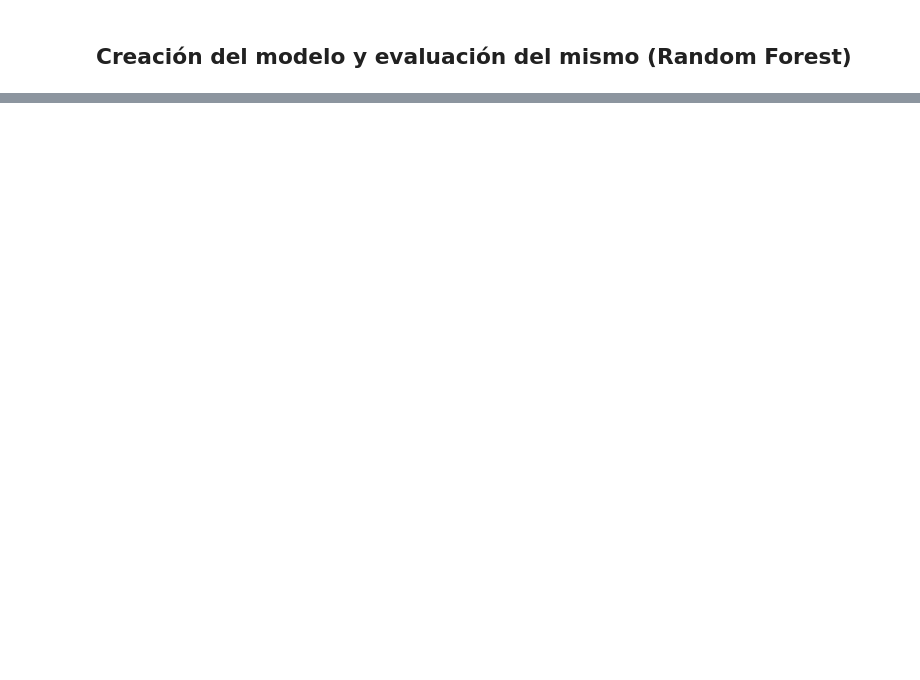
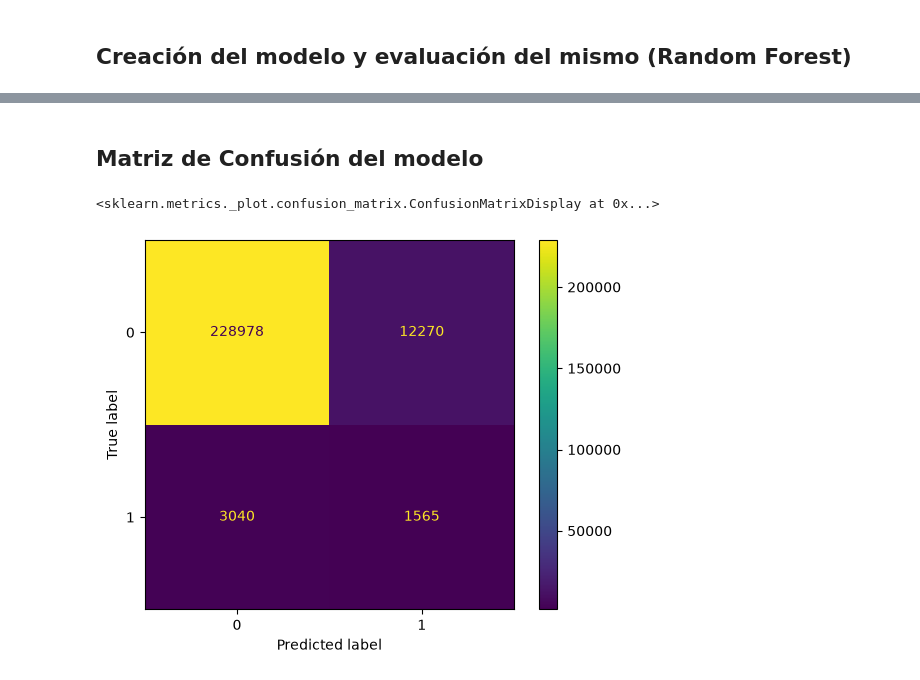
Before and after one commit to agonzalezpalencia/data-final-project, a Jupyter notebook: app/jupyter/notebooks/notebook_abel_sepsis.ipynb, the cells around one changed output, grey strips where cells are left out. Drawn from its saved outputs; the diff is of its cells as text; code cells hidden in the pictures; blank space fills up the shorter version.

```diff
--- a/app/jupyter/notebooks/notebook_abel_sepsis.ipynb
+++ b/app/jupyter/notebooks/notebook_abel_sepsis.ipynb
@@ -316,0 +333,12 @@ plt.show()
+# %% [markdown]
+## Matriz de Confusión del modelo
+# %%
+from sklearn.metrics import confusion_matrix
+from sklearn.metrics import ConfusionMatrixDisplay
+
+y_pred = rf.predict(X_val)
+cm = confusion_matrix(y_val, y_pred)
+ConfusionMatrixDisplay(cm).plot()
+# %% [output]
+<sklearn.metrics._plot.confusion_matrix.ConfusionMatrixDisplay at 0x...>
+[figure, added]
```
Also changed, not shown: parts of 7 cells of this notebook, 4 other files.
